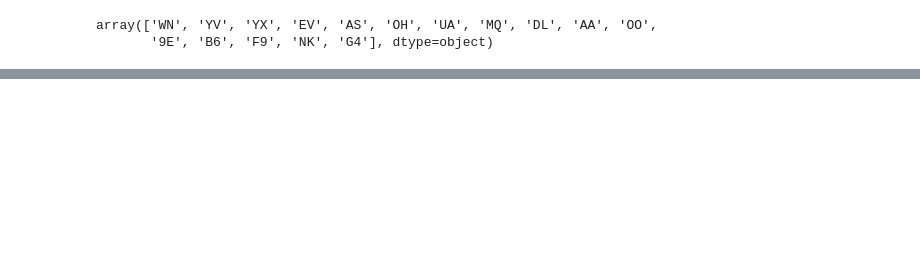
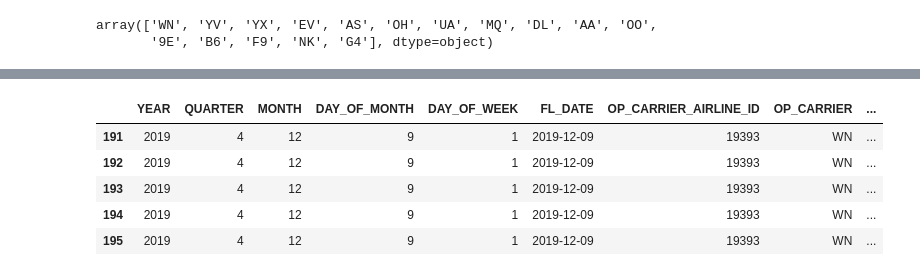
Before and after one commit to mallikarai/Predicting_Flight_Delays, a Jupyter notebook: Main.ipynb, the cells around one changed output, grey strips where cells are left out. Drawn from its saved outputs; the diff is of its cells as text; code cells hidden in the pictures; blank space fills up the shorter version.

```diff
--- a/Main.ipynb
+++ b/Main.ipynb
@@ -318,0 +386,9 @@ array(['WN', 'YV', 'YX', 'EV', 'AS', 'OH', 'UA', 'MQ', 'DL', 'AA', 'OO',
+# %%
+df.head()
+# %% [output]
+|  | YEAR | QUARTER | MONTH | DAY_OF_MONTH | DAY_OF_WEEK | FL_DATE | OP_CARRIER_AIRLINE_ID | OP_CARRIER | ... |
+| 191 | 2019 | 4 | 12 | 9 | 1 | 2019-12-09 | 19393 | WN | ... |
+| 192 | 2019 | 4 | 12 | 9 | 1 | 2019-12-09 | 19393 | WN | ... |
+| 193 | 2019 | 4 | 12 | 9 | 1 | 2019-12-09 | 19393 | WN | ... |
+| 194 | 2019 | 4 | 12 | 9 | 1 | 2019-12-09 | 19393 | WN | ... |
+| 195 | 2019 | 4 | 12 | 9 | 1 | 2019-12-09 | 19393 | WN | ... |
```
Also changed, not shown: parts of 36 cells of this notebook.
